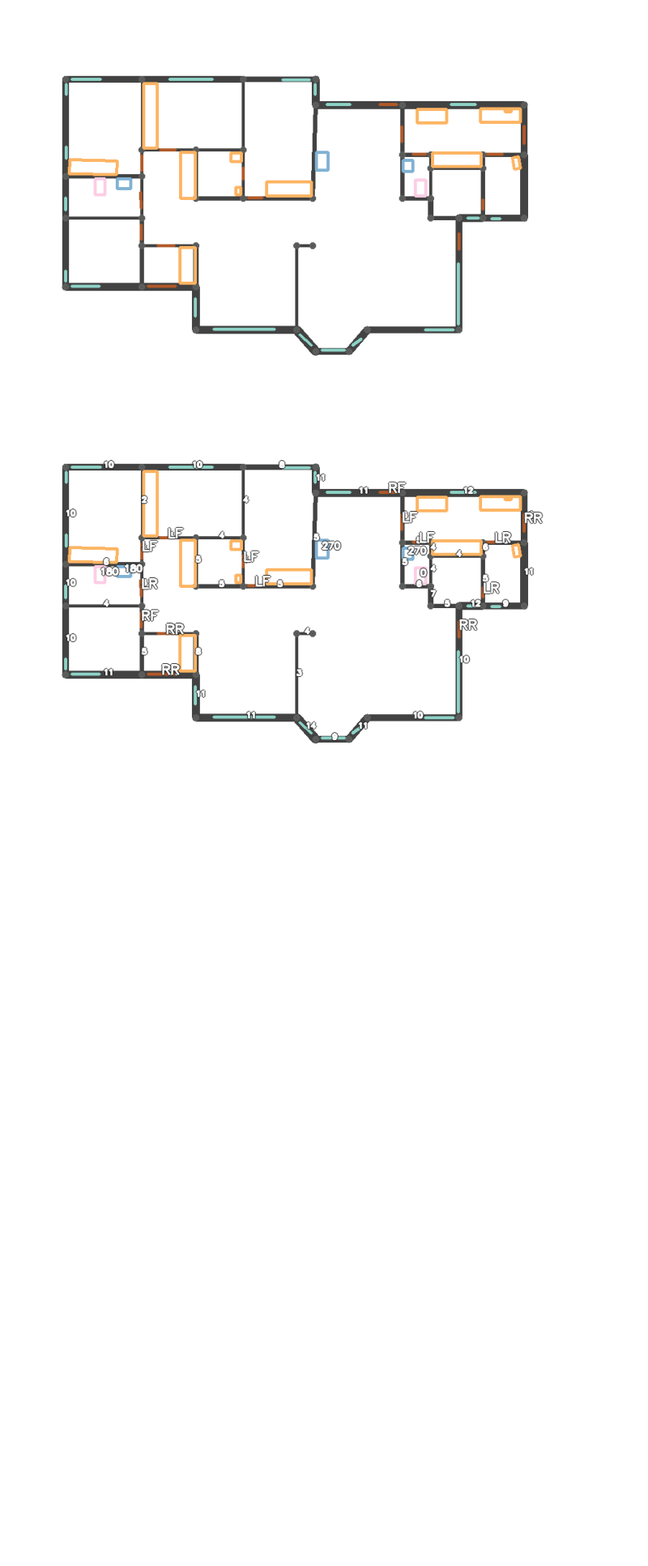
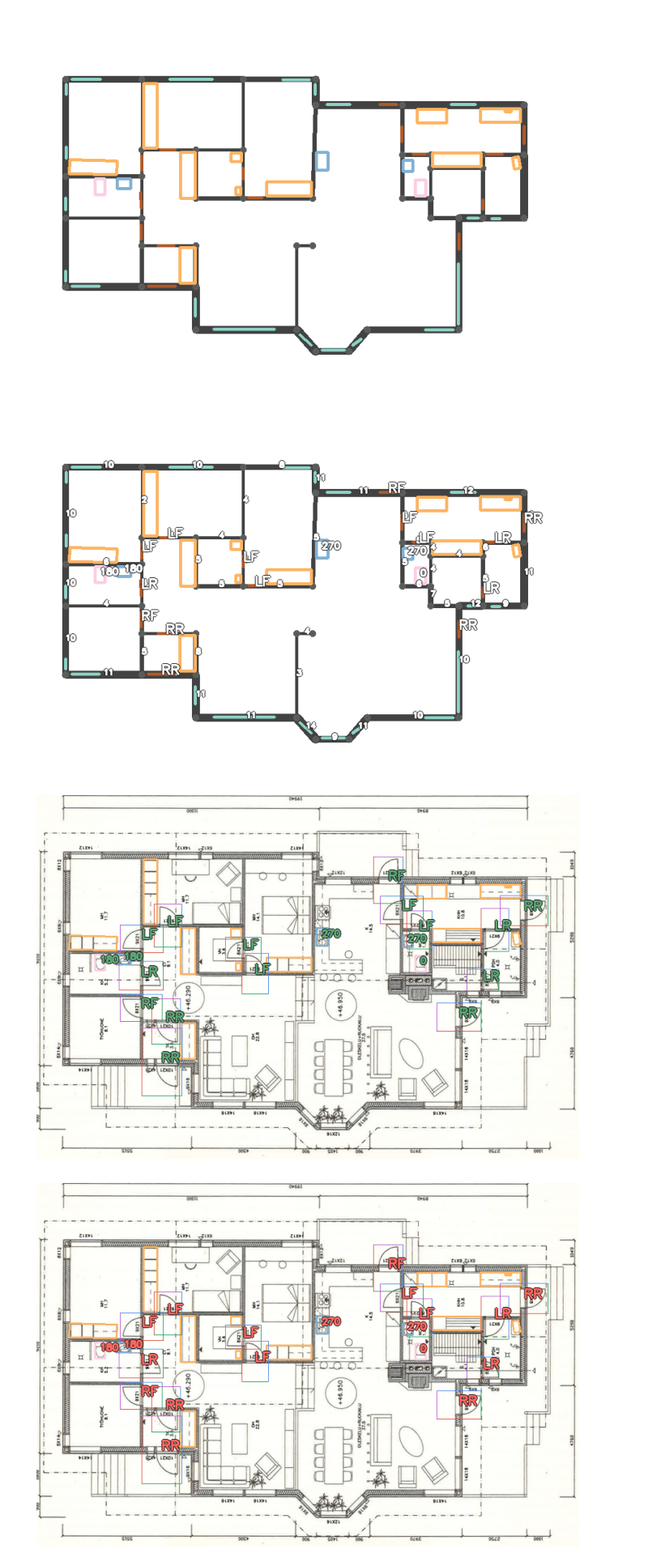
Before and after one commit to joaocmd/Inverse-Algorithmic-Design, a Jupyter notebook: Recognition/qualitative-results.ipynb, the cells around one changed output. Shown at 81% size. Cells and saved outputs as stored; diff of their text form; code cells hidden in the pictures; blank space fills up the shorter version.

```diff
--- a/Recognition/qualitative-results.ipynb
+++ b/Recognition/qualitative-results.ipynb
@@ -303,2 +305,66 @@ plt.savefig(f'./qualitative/allsemantics.png', bbox_inches='tight')
 # %% [output]
 [figure]
+# %%
+def draw_poly(img, points, colors, thickness):
+    img = img.copy()
+    for i in range(len(points)):
+        p, q = points[i], points[(i+1)%len(points)]
+        img = cv2.line(img, p, q, colors[i%len(colors)], thickness)
+    return img
+# %%
+def put_text(img, text, pos, size=1, color=(255, 255, 255)):
+    img = cv2.putText(
+        img, text, pos,
+        cv2.FONT_HERSHEY_SIMPLEX, size, (0, 0, 0), thickness=4, lineType=cv2.LINE_AA
+    )
+    img = cv2.putText(
+        img, text, pos,
+        cv2.FONT_HERSHEY_SIMPLEX, size, color, thickness=2, lineType=cv2.LINE_AA
+    )
+    return img
+# %%
+
+alpha = 0.5
+reconstr = cv2.addWeighted(reconstr, alpha, reconstr, 1 - alpha, 0)
+
+fontcolors = {'green': (95, 167, 119), 'red': (255, 105, 98), 'white': (255,255,255)}
+
+symbols = ['No Icon', 'window', 'door', 'closet', 'toilet', 'sink']
+symbol_colors = [to_rgb(c) for c in cpool]
+
+for cname, color in fontcolors.items():
+    reconstr = np.copy(original)
+    for symbol in res['symbols']:
+        reconstr = cv2.drawContours(reconstr, [np.intp(symbol['points'])], 0, symbol_colors[symbols.index(symbol['type'])], 2)
+
+    for wall in res['walls']:
+        if 'elements' in wall:
+            for el in wall['elements']:
+                s, e = el['points']
+                if el['type'] == 'door':
+                    # reconstr = cv2.line(reconstr, np.intp(s), np.intp(e), (177, 89, 40), 3)
+                    # reconstr = cv2.drawContours(reconstr, [np.intp(el['bounding_box'])], 0, (255, 0, 0), 1)
+                    reconstr = draw_poly(reconstr, np.intp(el['bounding_box']), ((219,68,55), (15,157,88), (66,133,244), (186,85,211)), 1)
+
+    for symbol in res['symbols']:
+        if symbol['type'] in ('toilet', 'sink'):
+            centroid = np.intp(np.mean(symbol['points'], axis=0))
+            reconstr = put_text(reconstr, str(symbol['orientation']), centroid, 0.5, color=color)
+
+    for wall in res['walls']:
+        centroid = np.intp(np.mean(wall['points'], axis=0))
+        if 'elements' in wall:
+            for el in wall['elements']:
+                if el['type'] == 'door':
+                    centroid = np.intp(np.mean(el['points'], axis=0))
+                    orientation = el['orientation'][-2:]
+                    reconstr = put_text(reconstr, orientation.upper(), centroid, 0.7, color=color)
+
+    plt.figure(figsize=(12,12))
+    plt.axis('off')
+    plt.imshow(reconstr)
+    plt.savefig(path + f'symbols-{cname}.png', bbox_inches='tight')
+    plt.show()
+# %% [output]
+[figure, added]
+[figure, added]
```
Also changed, not shown: parts of 10 cells of this notebook, 16 other files.
